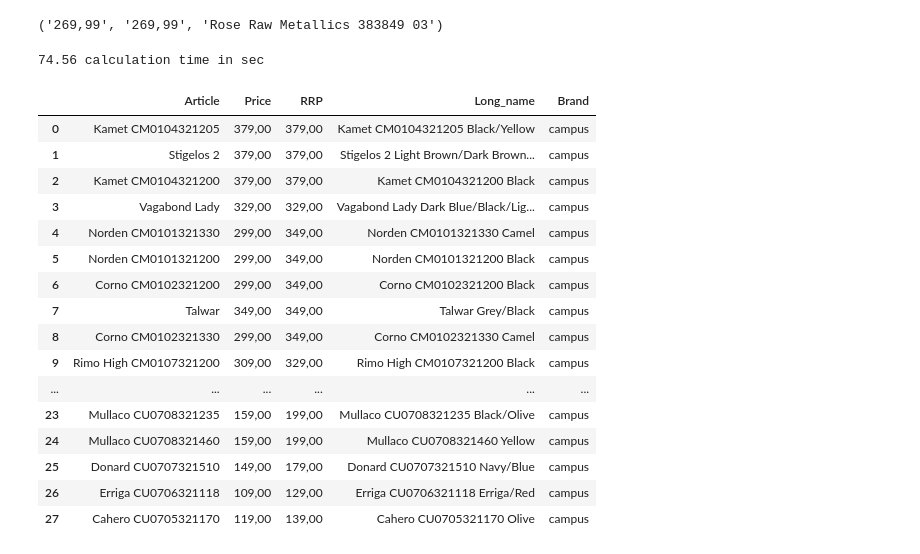
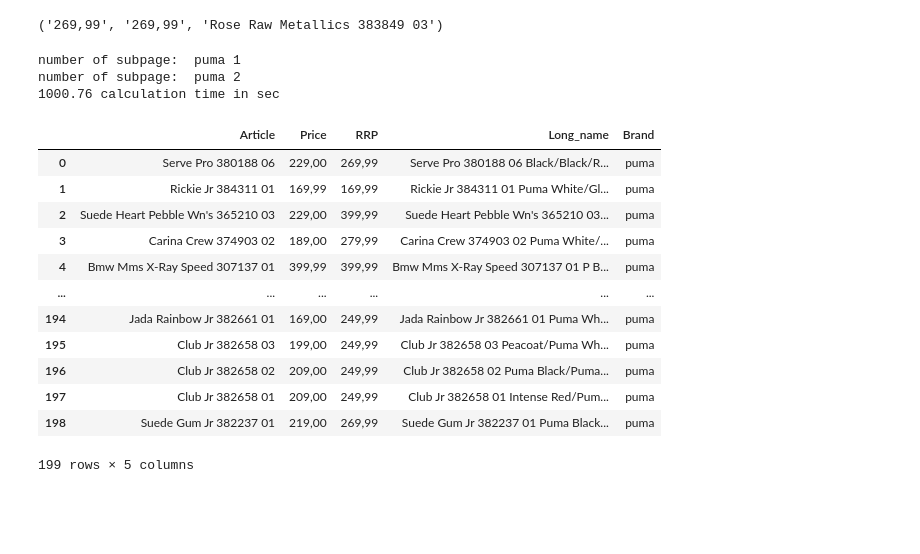
Before and after one commit to dtararuj/Price_webScraping, a Jupyter notebook: eobuwiePrices.ipynb, the cells around one changed output. Saved outputs shown, nothing was run; the diff lists cells and outputs as text; code cells hidden in the pictures; blank space fills up the shorter version.

```diff
--- a/eobuwiePrices.ipynb
+++ b/eobuwiePrices.ipynb
@@ -213,7 +213,7 @@ def scrap_eobuwie(brands):
 
     # iterate through each provided brand
     for brand in brands:
-      url = "https://www.eobuwie.com.pl/producenci:" + brand + ".html"
+      url = "https://www.eobuwie.com.pl/" + brand + ".html?p="
 
 
       session = requests.Session()
@@ -284,23 +381,21 @@ def scrap_eobuwie(brands):
+# %%
+scrap_eobuwie(["puma"])
+# %% [output]
+number of subpage:  puma 1
+number of subpage:  puma 2
+1000.76 calculation time in sec
+|  | Article | Price | RRP | Long_name | Brand |
+| 0 | Serve Pro 380188 06 | 229,00 | 269,99 | Serve Pro 380188 06 Black/Black/R... | puma |
+| 1 | Rickie Jr 384311 01 | 169,99 | 169,99 | Rickie Jr 384311 01 Puma White/Gl... | puma |
+| 2 | Suede Heart Pebble Wn's 365210 03 | 229,00 | 399,99 | Suede Heart Pebble Wn's 365210 03... | puma |
+| 3 | Carina Crew 374903 02 | 189,00 | 279,99 | Carina Crew 374903 02 Puma White/... | puma |
+| 4 | Bmw Mms X-Ray Speed 307137 01 | 399,99 | 399,99 | Bmw Mms X-Ray Speed 307137 01 P B... | puma |
+| ... | ... | ... | ... | ... | ... |
+| 194 | Jada Rainbow Jr 382661 01 | 169,00 | 249,99 | Jada Rainbow Jr 382661 01 Puma Wh... | puma |
+| 195 | Club Jr 382658 03 | 199,00 | 249,99 | Club Jr 382658 03 Peacoat/Puma Wh... | puma |
+| 196 | Club Jr 382658 02 | 209,00 | 249,99 | Club Jr 382658 02 Puma Black/Puma... | puma |
+| 197 | Club Jr 382658 01 | 209,00 | 249,99 | Club Jr 382658 01 Intense Red/Pum... | puma |
+| 198 | Suede Gum Jr 382237 01 | 219,00 | 269,99 | Suede Gum Jr 382237 01 Puma Black... | puma |
+199 rows × 5 columns
 # %%
 brands = ["adidas_performance","puma", "reebok","4f","kappa","new_balance","skechers","under_armour","vans","lee_cooper","ipanema","campus"]
-# %%
-scrap_eobuwie(["campus"])
-# %% [output]
-74.56 calculation time in sec
-|  | Article | Price | RRP | Long_name | Brand |
-| 0 | Kamet CM0104321205 | 379,00 | 379,00 | Kamet CM0104321205 Black/Yellow | campus |
-| 1 | Stigelos 2 | 379,00 | 379,00 | Stigelos 2 Light Brown/Dark Brown... | campus |
-| 2 | Kamet CM0104321200 | 379,00 | 379,00 | Kamet CM0104321200 Black | campus |
-| 3 | Vagabond Lady | 329,00 | 329,00 | Vagabond Lady Dark Blue/Black/Lig... | campus |
-| 4 | Norden CM0101321330 | 299,00 | 349,00 | Norden CM0101321330 Camel | campus |
-| 5 | Norden CM0101321200 | 299,00 | 349,00 | Norden CM0101321200 Black | campus |
-| 6 | Corno CM0102321200 | 299,00 | 349,00 | Corno CM0102321200 Black | campus |
-| 7 | Talwar | 349,00 | 349,00 | Talwar Grey/Black | campus |
-| 8 | Corno CM0102321330 | 299,00 | 349,00 | Corno CM0102321330 Camel | campus |
-| 9 | Rimo High CM0107321200 | 309,00 | 329,00 | Rimo High CM0107321200 Black | campus |
-| ... | ... | ... | ... | ... | ... |
-| 23 | Mullaco CU0708321235 | 159,00 | 199,00 | Mullaco CU0708321235 Black/Olive | campus |
-| 24 | Mullaco CU0708321460 | 159,00 | 199,00 | Mullaco CU0708321460 Yellow | campus |
-| 25 | Donard CU0707321510 | 149,00 | 179,00 | Donard CU0707321510 Navy/Blue | campus |
-| 26 | Erriga CU0706321118 | 109,00 | 129,00 | Erriga CU0706321118 Erriga/Red | campus |
-| 27 | Cahero CU0705321170 | 119,00 | 139,00 | Cahero CU0705321170 Olive | campus |
```
Also changed, not shown: parts of 5 cells of this notebook.
